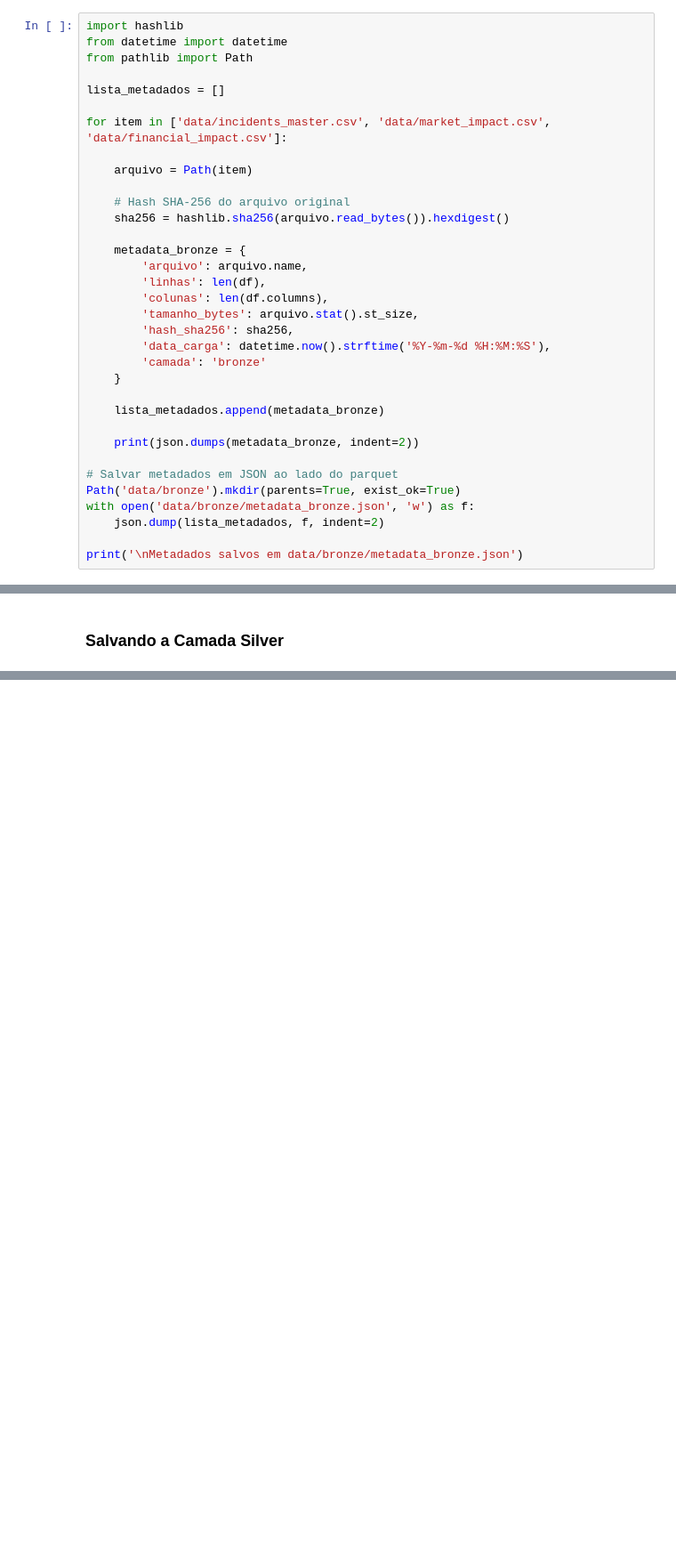
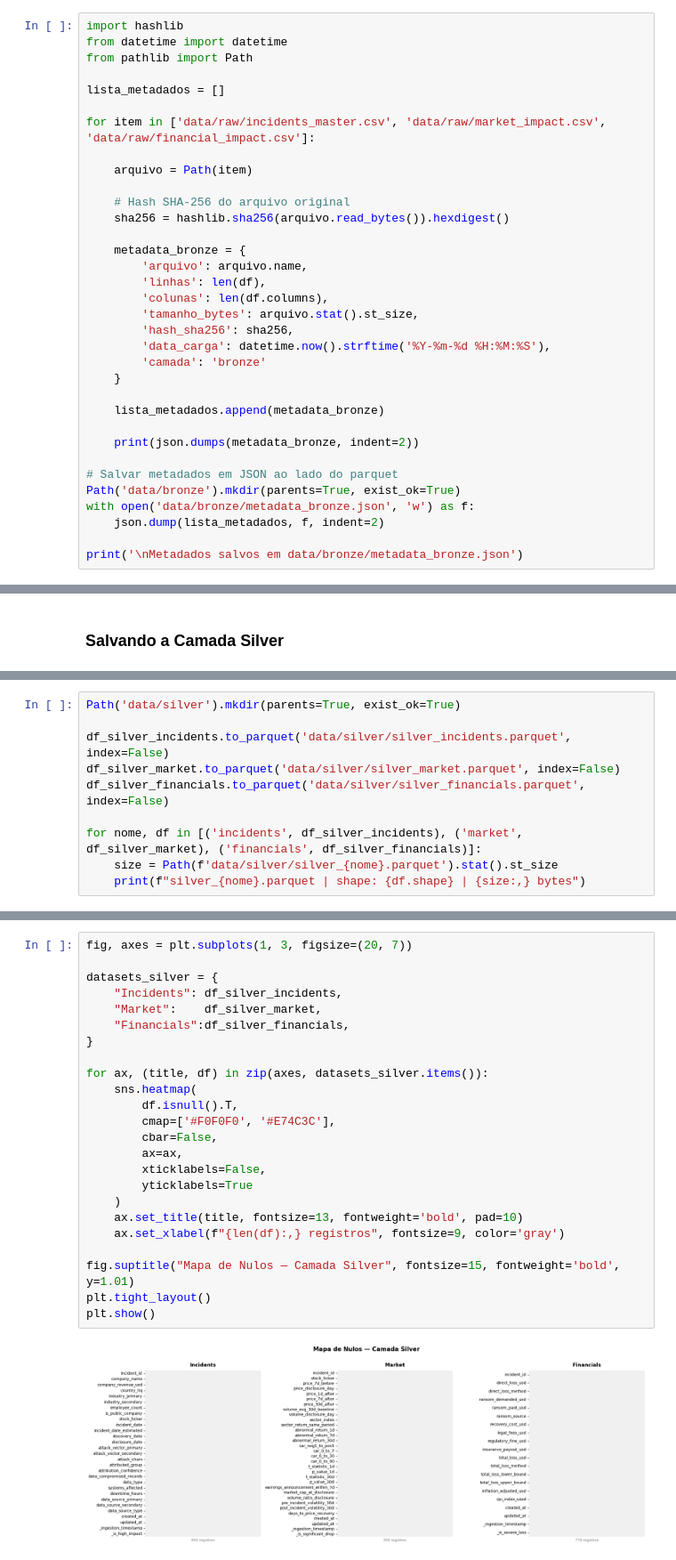
Before and after one commit to RodrigoMrqs/DataCience-BronzeAndSilver, a Jupyter notebook: notebook.ipynb, the cells around one changed output, grey strips where cells are left out. Shown at 89% size. Drawn from its saved outputs; the diff is of its cells as text; blank space fills up the shorter version.

```diff
--- a/notebook.ipynb
+++ b/notebook.ipynb
@@ -396,7 +364,7 @@ from pathlib import Path
 
 lista_metadados = []
 
-for item in ['data/incidents_master.csv', 'data/market_impact.csv', 'data/financial_impact.csv']:
+for item in ['data/raw/incidents_master.csv', 'data/raw/market_impact.csv', 'data/raw/financial_impact.csv']:
 
     arquivo = Path(item)
 
@@ -675,0 +751,10 @@ Comparação da proporção de incidentes de alto impacto para cada tipo de veto
+# %%
+Path('data/silver').mkdir(parents=True, exist_ok=True)
+
+df_silver_incidents.to_parquet('data/silver/silver_incidents.parquet', index=False)
+df_silver_market.to_parquet('data/silver/silver_market.parquet', index=False)
+df_silver_financials.to_parquet('data/silver/silver_financials.parquet', index=False)
+
+for nome, df in [('incidents', df_silver_incidents), ('market', df_silver_market), ('financials', df_silver_financials)]:
+    size = Path(f'data/silver/silver_{nome}.parquet').stat().st_size
+    print(f"silver_{nome}.parquet | shape: {df.shape} | {size:,} bytes")
@@ -675,0 +772,26 @@ Comparação da proporção de incidentes de alto impacto para cada tipo de veto
+# %%
+fig, axes = plt.subplots(1, 3, figsize=(20, 7))
+
+datasets_silver = {
+    "Incidents": df_silver_incidents,
+    "Market":    df_silver_market,
+    "Financials":df_silver_financials,
+}
+
+for ax, (title, df) in zip(axes, datasets_silver.items()):
+    sns.heatmap(
+        df.isnull().T,
+        cmap=['#F0F0F0', '#E74C3C'],
+        cbar=False,
+        ax=ax,
+        xticklabels=False,
+        yticklabels=True
+    )
+    ax.set_title(title, fontsize=13, fontweight='bold', pad=10)
+    ax.set_xlabel(f"{len(df):,} registros", fontsize=9, color='gray')
+
+fig.suptitle("Mapa de Nulos — Camada Silver", fontsize=15, fontweight='bold', y=1.01)
+plt.tight_layout()
+plt.show()
+# %% [output]
+[figure, added]
```
Also changed, not shown: parts of 69 cells of this notebook, 16 other files.
